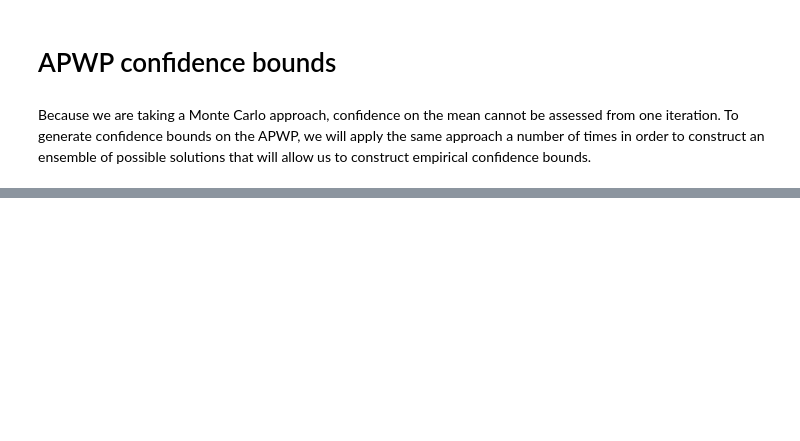
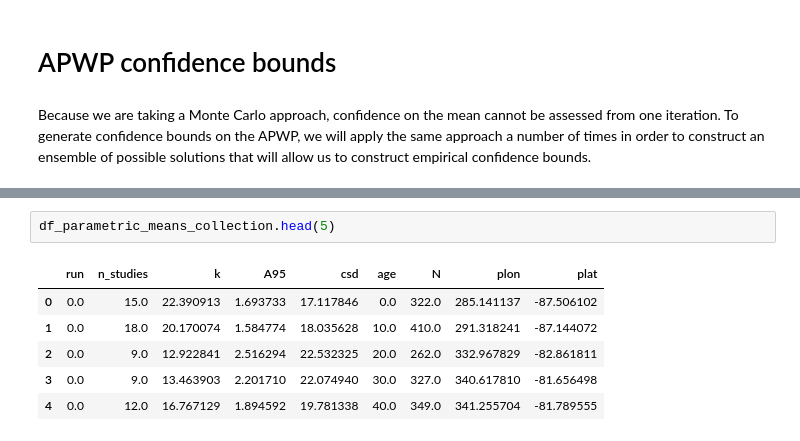
Before and after one commit to PolarWandering/Young_CEED, a Jupyter notebook: 3_APWP_simlated vgp-based APWP.ipynb, the cells around one changed output, grey strips where cells are left out. Drawn from its saved outputs; the diff is of its cells as text; blank space fills up the shorter version.

```diff
--- a/3_APWP_simlated vgp-based APWP.ipynb
+++ b/3_APWP_simlated vgp-based APWP.ipynb
@@ -152,3 +150,12 @@ Wall time: 16.1 s
+# %%
+df_parametric_means_collection.head(5)
+# %% [output]
+|  | run | n_studies | k | A95 | csd | age | N | plon | plat |
+| 0 | 0.0 | 15.0 | 22.390913 | 1.693733 | 17.117846 | 0.0 | 322.0 | 285.141137 | -87.506102 |
+| 1 | 0.0 | 18.0 | 20.170074 | 1.584774 | 18.035628 | 10.0 | 410.0 | 291.318241 | -87.144072 |
+| 2 | 0.0 | 9.0 | 12.922841 | 2.516294 | 22.532325 | 20.0 | 262.0 | 332.967829 | -82.861811 |
+| 3 | 0.0 | 9.0 | 13.463903 | 2.201710 | 22.074940 | 30.0 | 327.0 | 340.617810 | -81.656498 |
+| 4 | 0.0 | 12.0 | 16.767129 | 1.894592 | 19.781338 | 40.0 | 349.0 | 341.255704 | -81.789555 |
 # %%
 plot_APWP_RM_ensemble(df_parametric_means_collection, f"Running Mean Statistics (age window = {window_length} Ma, Time step = {time_step} Ma)")
 # %% [output]
```
Also changed, not shown: parts of 8 cells of this notebook, 5 other files.
